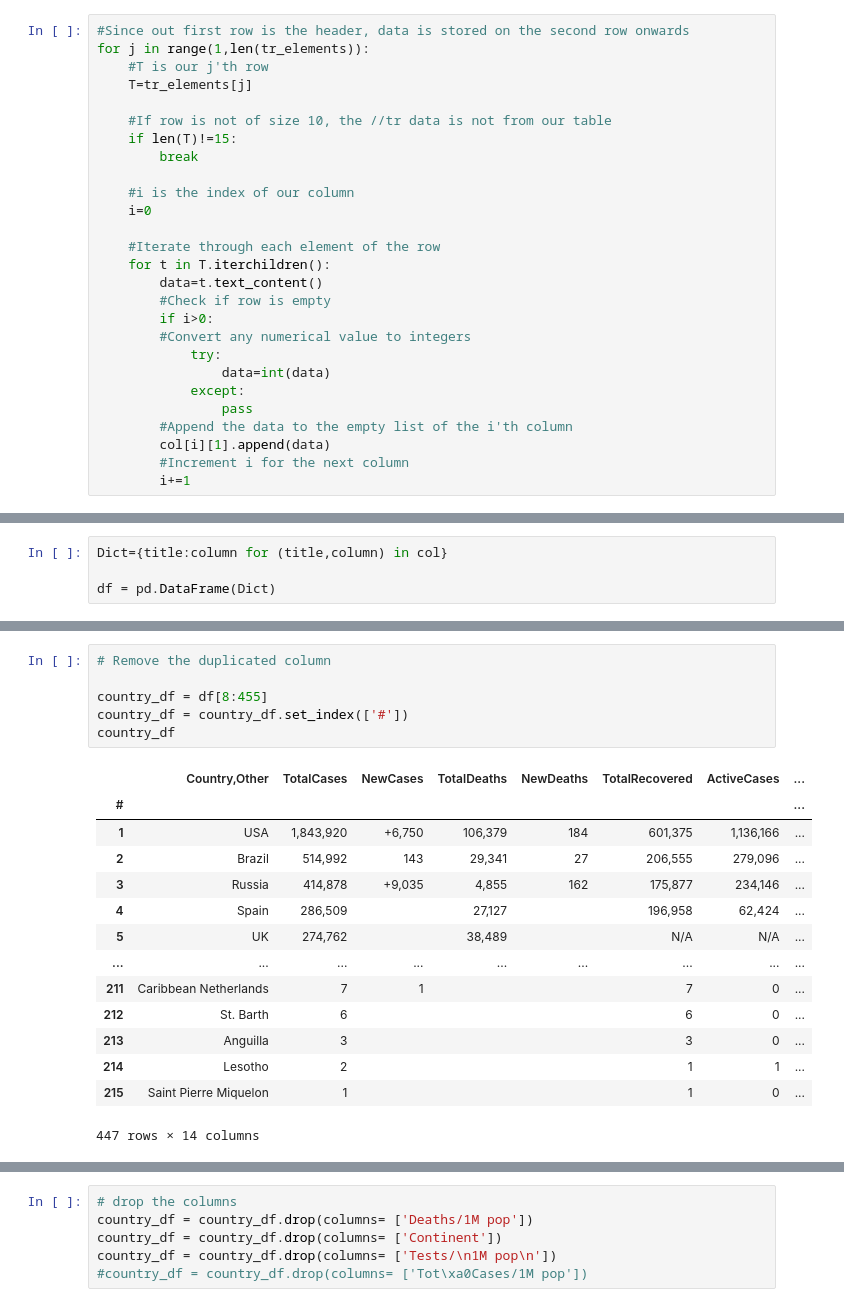
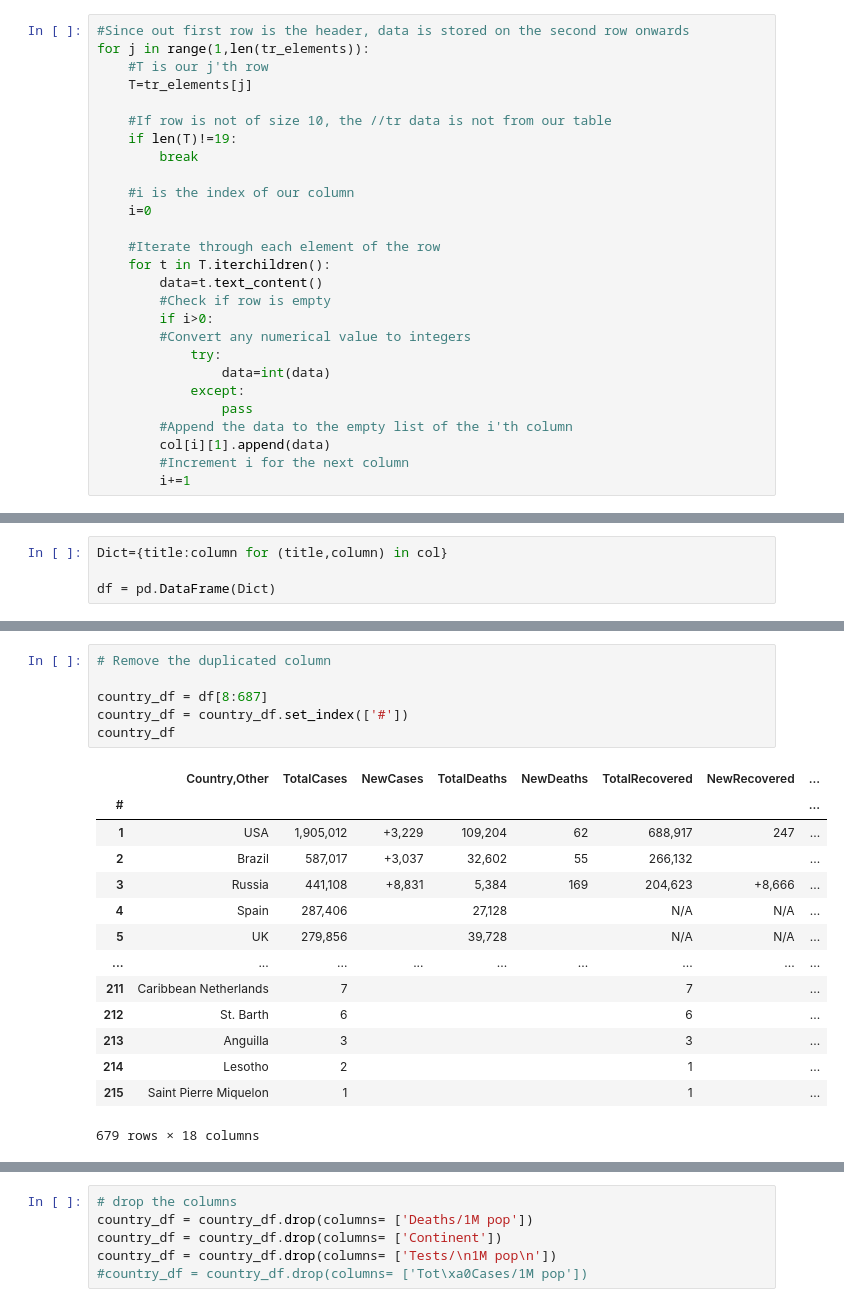
Before and after one commit to Shoebtamboli/COVID-19-Analysis, a Jupyter notebook: COVID_19_Analysis.ipynb, the cells around one changed output, grey strips where cells are left out. Saved outputs shown, nothing was run; the diff lists cells and outputs as text.

```diff
--- a/COVID_19_Analysis.ipynb
+++ b/COVID_19_Analysis.ipynb
@@ -60,7 +59,7 @@ for j in range(1,len(tr_elements)):
     T=tr_elements[j]
 
     #If row is not of size 10, the //tr data is not from our table
-    if len(T)!=15:
+    if len(T)!=19:
         break
 
     #i is the index of our column
@@ -119,24 +136,24 @@ df.tail(10)
 # %%
 # Remove the duplicated column
 
-country_df = df[8:455]
+country_df = df[8:687]
 country_df = country_df.set_index(['#'])
 country_df
 # %% [output]
-|  | Country,Other | TotalCases | NewCases | TotalDeaths | NewDeaths | TotalRecovered | ActiveCases | ... |
+|  | Country,Other | TotalCases | NewCases | TotalDeaths | NewDeaths | TotalRecovered | NewRecovered | ... |
 | # |  |  |  |  |  |  |  | ... |
-| 1 | USA | 1,843,920 | +6,750 | 106,379 | 184 | 601,375 | 1,136,166 | ... |
-| 2 | Brazil | 514,992 | 143 | 29,341 | 27 | 206,555 | 279,096 | ... |
-| 3 | Russia | 414,878 | +9,035 | 4,855 | 162 | 175,877 | 234,146 | ... |
-| 4 | Spain | 286,509 |  | 27,127 |  | 196,958 | 62,424 | ... |
-| 5 | UK | 274,762 |  | 38,489 |  | N/A | N/A | ... |
+| 1 | USA | 1,905,012 | +3,229 | 109,204 | 62 | 688,917 | 247 | ... |
+| 2 | Brazil | 587,017 | +3,037 | 32,602 | 55 | 266,132 |  | ... |
+| 3 | Russia | 441,108 | +8,831 | 5,384 | 169 | 204,623 | +8,666 | ... |
+| 4 | Spain | 287,406 |  | 27,128 |  | N/A | N/A | ... |
+| 5 | UK | 279,856 |  | 39,728 |  | N/A | N/A | ... |
 | ... | ... | ... | ... | ... | ... | ... | ... | ... |
-| 211 | Caribbean Netherlands | 7 | 1 |  |  | 7 | 0 | ... |
-| 212 | St. Barth | 6 |  |  |  | 6 | 0 | ... |
-| 213 | Anguilla | 3 |  |  |  | 3 | 0 | ... |
-| 214 | Lesotho | 2 |  |  |  | 1 | 1 | ... |
-| 215 | Saint Pierre Miquelon | 1 |  |  |  | 1 | 0 | ... |
+| 211 | Caribbean Netherlands | 7 |  |  |  | 7 |  | ... |
+| 212 | St. Barth | 6 |  |  |  | 6 |  | ... |
+| 213 | Anguilla | 3 |  |  |  | 3 |  | ... |
+| 214 | Lesotho | 2 |  |  |  | 1 |  | ... |
+| 215 | Saint Pierre Miquelon | 1 |  |  |  | 1 |  | ... |
-447 rows × 14 columns
+679 rows × 18 columns
 # %%
 # rename column name
 country_df = country_df.rename(columns={"Country,Other":"Country", "Serious,Critical": "SeriousCases"})
```
Also changed, not shown: parts of 10 cells of this notebook.
